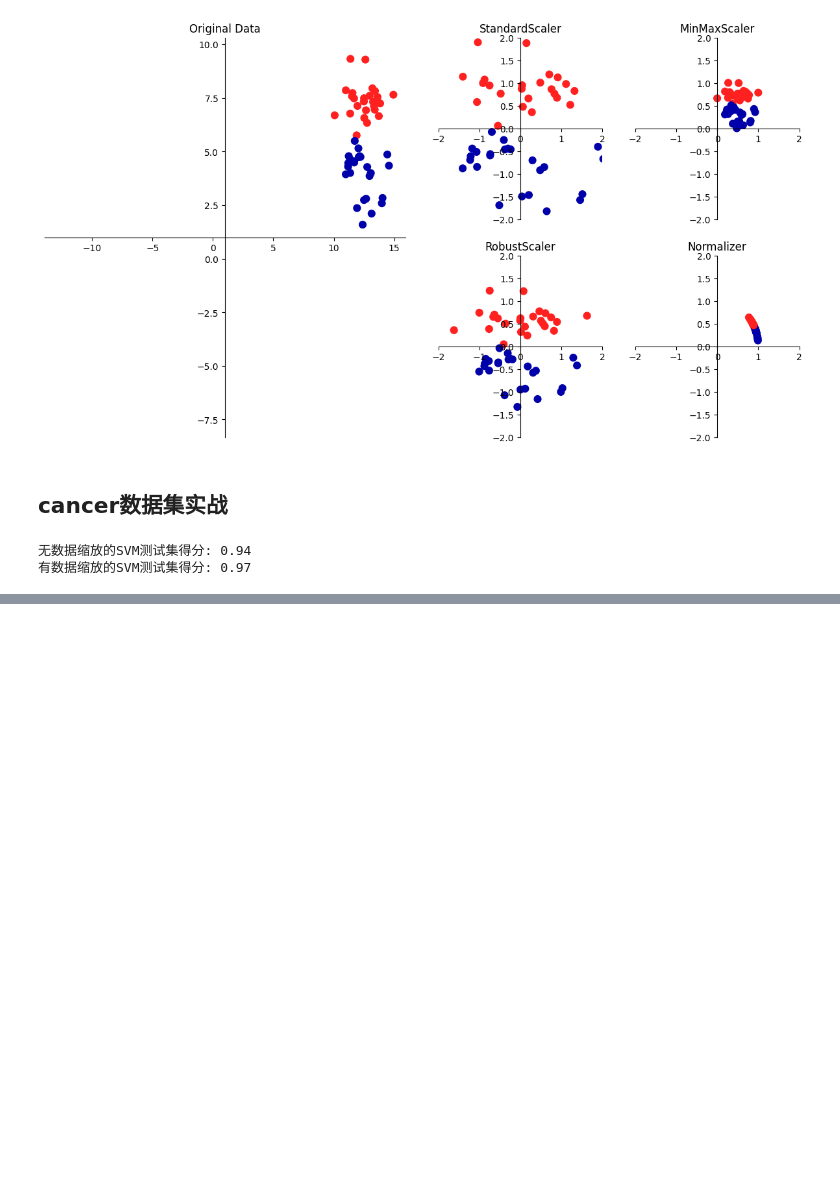
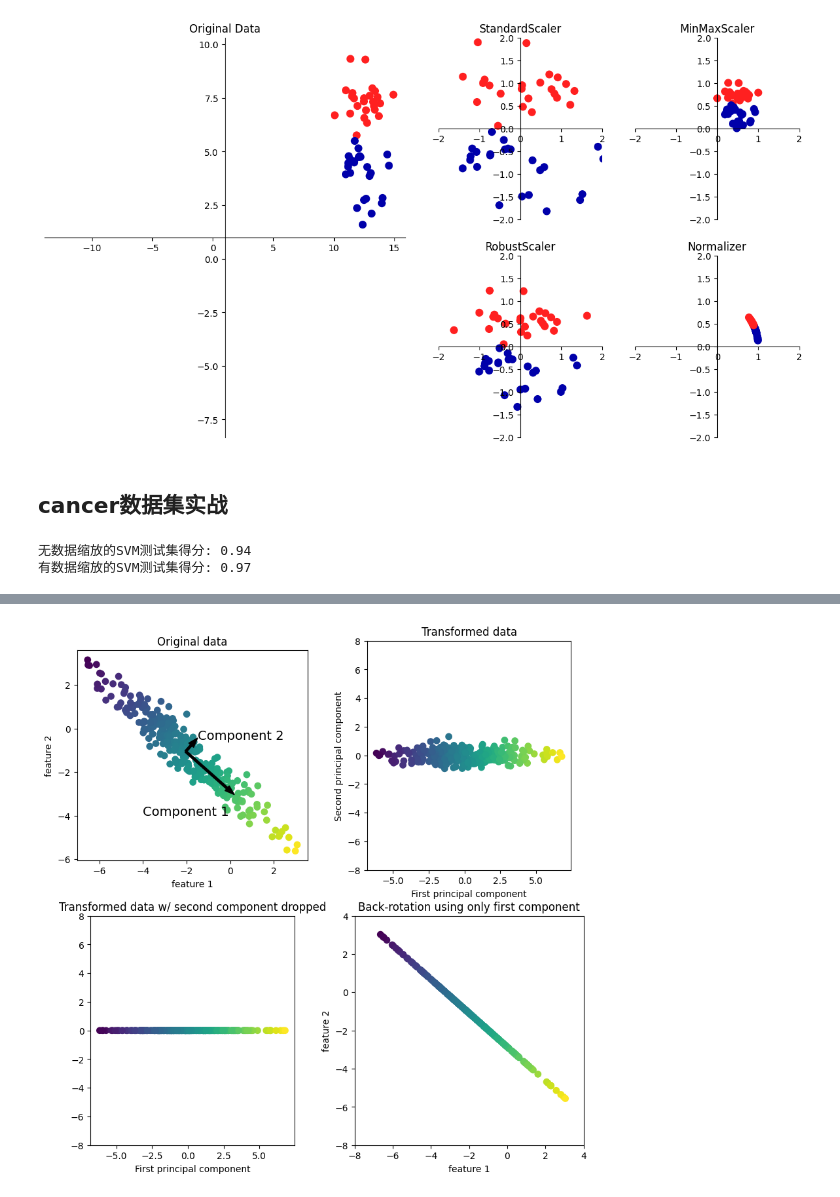
Before and after one commit to astro-zhurui/AstroNotes, a Jupyter notebook: 05_Scikit-Learn/book1_Python机器学习基础教程/chapter3无监督学习与预处理.ipynb, the cells around one changed output, grey strips where cells are left out. Drawn from its saved outputs; the diff is of its cells as text; code cells hidden in the pictures; blank space fills up the shorter version.

```diff
--- a/05_Scikit-Learn/book1_Python机器学习基础教程/chapter3无监督学习与预处理.ipynb
+++ b/05_Scikit-Learn/book1_Python机器学习基础教程/chapter3无监督学习与预处理.ipynb
@@ -71,0 +81,5 @@ print("有数据缩放的SVM测试集得分: {:.2f}".format(svm.score(X_test_sca
+# %%
+# PCA示意图
+mglearn.plots.plot_pca_illustration()
+# %% [output]
+[figure, added]
```
Also changed, not shown: parts of 21 cells of this notebook, 1 other file.
